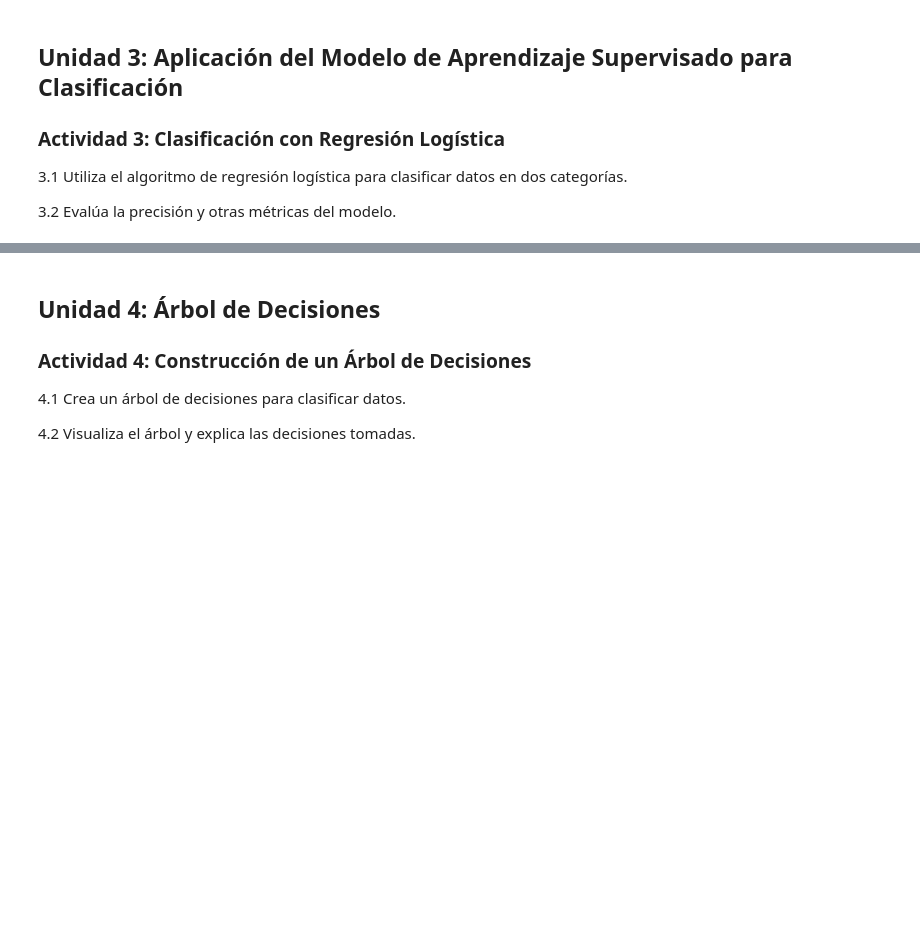
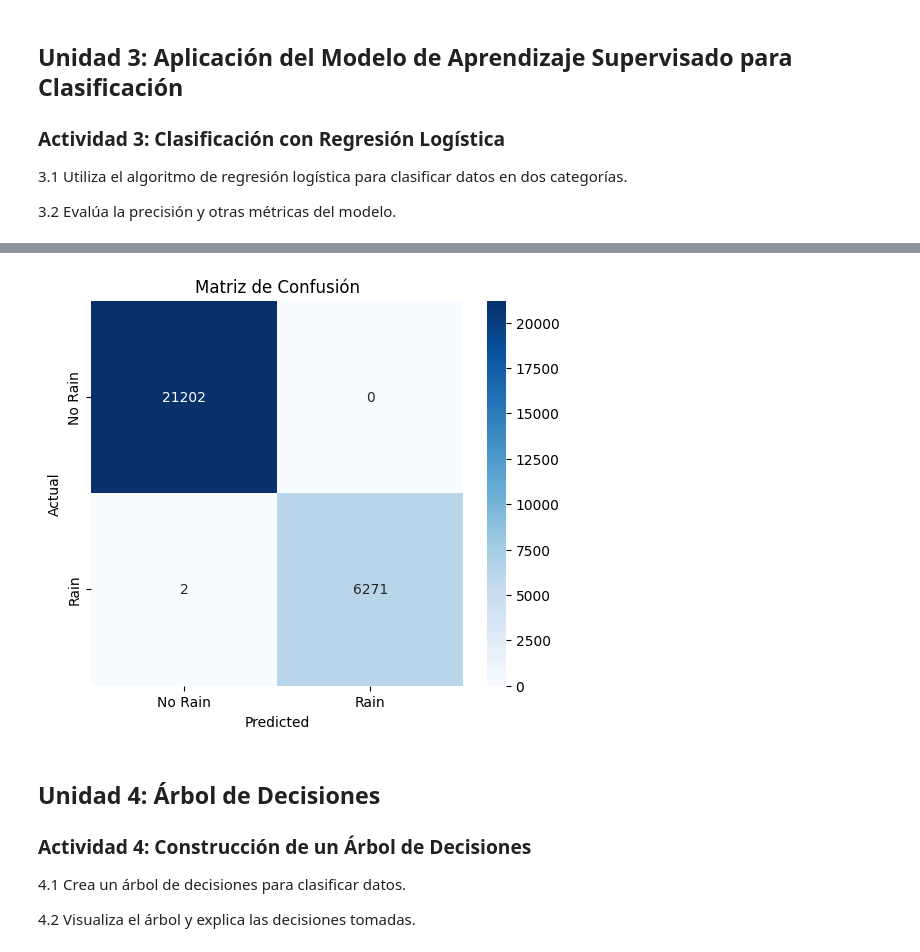
Before and after one commit to alanPalma25/sic-2025-python-ai, a Jupyter notebook: ia_module/activities/sem11_asin_capítulo5_AI.ipynb, the cells around one changed output, grey strips where cells are left out. Drawn from its saved outputs; the diff is of its cells as text; code cells hidden in the pictures; blank space fills up the shorter version.

```diff
--- a/ia_module/activities/sem11_asin_capítulo5_AI.ipynb
+++ b/ia_module/activities/sem11_asin_capítulo5_AI.ipynb
@@ -95,0 +196,9 @@ plt.show()
+# %%
+# Eliminar valores nulos
+df = df.dropna()
+features = df[['MinTemp', 'MaxTemp', 'Rainfall', 'Humidity3pm', 'WindSpeed3pm']]
+target = df['RainToday'].map({'Yes': 1, 'No': 0})
+
+# Chequear valores nulos
+print(features.isnull().sum())
+print(target.isnull().sum())
@@ -95,0 +213,25 @@ plt.show()
+# %%
+# Dividir el conjunto de datos en entrenamiento y prueba
+X_train, X_test, y_train, y_test = train_test_split(features,
+                                                    target,
+                                                    test_size=0.2,
+                                                    random_state=42)
+# Crear el modelo de regresión logística
+model = LogisticRegression(max_iter=200)
+
+# Entrenar el modelo
+model.fit(X_train, y_train)
+
+# Hacer predicciones
+y_pred = model.predict(X_test)
+# %%
+# Evaluar el modelo
+accuracy = accuracy_score(y_test, y_pred)
+conf_matrix = confusion_matrix(y_test, y_pred)
+class_report = classification_report(y_test, y_pred)
+
+print(f"Exactitud: {accuracy}")
+print("Matriz de confusión:")
+print(conf_matrix)
+print("Reporte de clasificación:")
+print(class_report)
@@ -96,3 +252,14 @@ plt.show()
+# %%
+# Mostrar matriz de confusión como mapa de calor
+plt.figure(figsize=(6, 5))
+sns.heatmap(conf_matrix, annot=True, fmt='d', cmap='Blues',
+            xticklabels=['No Rain', 'Rain'], yticklabels=['No Rain', 'Rain'])
+plt.xlabel('Predicted')
+plt.ylabel('Actual')
+plt.title('Matriz de Confusión')
+plt.show()
+# %% [output]
+[figure, added]
 # %% [markdown]
 ## Unidad 4: Árbol de Decisiones
 
```
Also changed, not shown: parts of 22 cells of this notebook.
